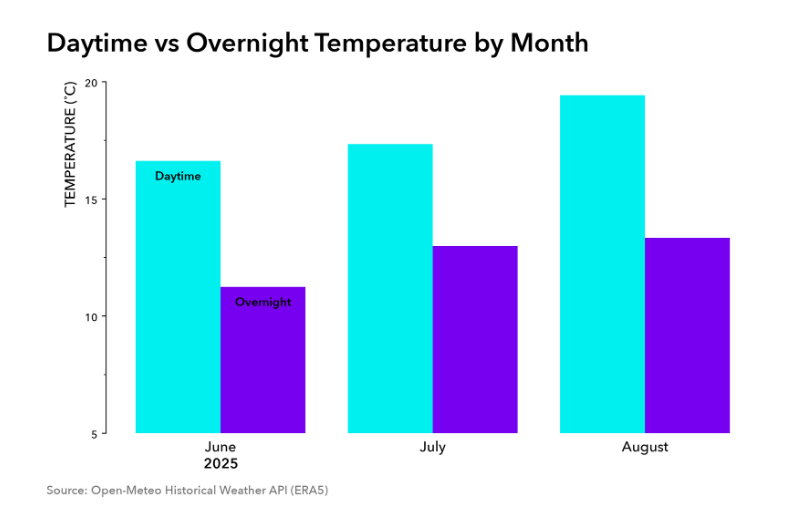
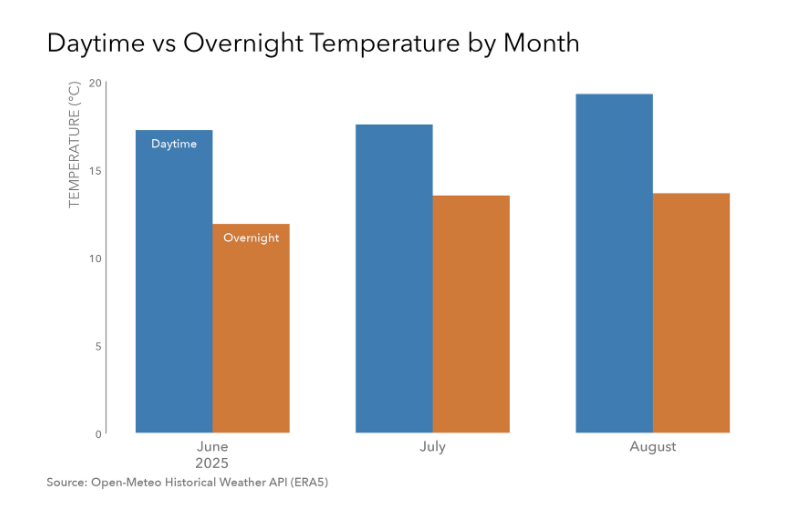
Before and after one commit to BushraElmu/practice-analysis, a Jupyter notebook: 2026-10-03_daytime-vs-overnight-temp-by-month/analysis.ipynb, the cells around one changed output. Drawn from its saved outputs; the diff is of its cells as text; code cells hidden in the pictures.

Commit message:
Practice 7: Daytime vs Overnight Temperature by Month, Summer 2025

```diff
--- a/2026-10-03_daytime-vs-overnight-temp-by-month/analysis.ipynb
+++ b/2026-10-03_daytime-vs-overnight-temp-by-month/analysis.ipynb
@@ -6,6 +6,6 @@ import matplotlib.pyplot as plt
 # %%
 # Load
 
-df = pd.read_csv("data/weather.csv", parse_dates = ["time"])
+df = pd.read_csv("data/weather.csv", usecols = ["time", "temperature_2m"], parse_dates = ["time"])
 df.head()
 # %% [output]
@@ -128,0 +126,13 @@ output_df
+# %%
+monthly_df = (
+    summer_df
+    .groupby(
+        ["month", "period"],
+        as_index=False
+    )
+    .agg(
+        mean_temp=("temperature_2m", "mean")
+    )
+)
+
+monthly_df
@@ -136,56 +180,55 @@ plt.rcParams["font.weight"] = 500
 
 fig, ax = plt.subplots(figsize = (10, 6), dpi = 300)
 
-plt.subplots_adjust(
+fig.subplots_adjust(
     left = 0.13,
-    right = 0.9,
+    right = 0.90,
     top = 0.83,
     bottom = 0.14
 )
 
+STRUCTURE = "#777777"
+LABELTEXT = "#F5F5F5"
+DAYTIME = "#3E7CB1"
+OVERNIGHT = "#D07A3A"
+
 # Plot
 
-daytime_bars = plt.bar(output_df["month"], output_df["daytime_mean_temp"], width = -0.4, align = "edge", color = "#00F0F0", label = "Daytime")
-overnight_bars = plt.bar(output_df["month"], output_df["overnight_mean_temp"], width = 0.4, align = "edge", color = "#7800F0", label = "Overnight")
+daytime_bars = ax.bar(output_df["month"], output_df["Daytime"], width = -0.35, align = "edge", color = DAYTIME)
+overnight_bars = ax.bar(output_df["month"], output_df["Overnight"], width = 0.35, align = "edge", color = OVERNIGHT)
 
 # Scale & Axes
 
-ax.set_ylim(5, 20)
+ax.set_ylim(0, 20)
 
-ax.set_ylabel("TEMPERATURE (˚C)", loc = "top", fontsize = 12, fontweight = 500)
+ax.set_ylabel("TEMPERATURE (°C)", loc = "top", fontsize = 12, fontweight = 400, color = STRUCTURE)
 
-fig.text(-0.08, -0.1, "2025", transform=ax.get_xaxis_transform(), fontsize = 12, fontweight = 600)
+ax.text(-0.08, -0.10, "2025", transform=ax.get_xaxis_transform(), fontsize = 12, ha = "left", color = STRUCTURE)
 
 # Ticks
 
-ax.set_yticks([5, 10, 15, 20])
-ax.set_yticks([7.5, 12.5, 17.5], minor = True)
+ax.set_yticks([0, 5, 10, 15, 20])
 
-ax.tick_params(
-    axis = "x",
-    labelsize = 12,
-    length = 0)
-
-ax.tick_params(
-    axis = "y",
-    labelsize = 9)
+ax.tick_params(axis = "x", labelsize = 12, length = 0, labelcolor = STRUCTURE)
+ax.tick_params(axis = "y", labelsize = 9, length = 0, labelcolor = STRUCTURE)
 
 # Styling
+
 ax.spines[["top", "right", "bottom"]].set_visible(False)
+ax.spines["left"].set_color(STRUCTURE)
+ax.spines["left"].set_linewidth(0.8)
 
-#ax.legend(loc = "upper right")
-
-ax.text(daytime_bars[0].get_x() - 0.2, daytime_bars[0].get_height() - 1, "Daytime", ha = "center", va = "bottom", fontweight = 600, fontsize = 10)
-ax.text(overnight_bars[0].get_x() + 0.2, overnight_bars[0].get_height() - 1, "Overnight", ha = "center", va = "bottom", fontweight = 600, fontsize = 10)
+ax.text(daytime_bars[0].get_x() + daytime_bars[0].get_width() / 2, daytime_bars[0].get_height() - 1, "Daytime", ha = "center", fontsize = 10, color = LABELTEXT)
+ax.text(overnight_bars[0].get_x() + overnight_bars[0].get_width() / 2, overnight_bars[0].get_height() - 1, "Overnight", ha = "center", fontsize = 10, color = LABELTEXT)
 
 # Composition
 
-fig.suptitle("Daytime vs Overnight Temperature by Month", x = 0.06, y = 0.94, ha = "left", va = "top", fontweight = 600, fontsize = 22)
+fig.suptitle("Daytime vs Overnight Temperature by Month", x = 0.06, y = 0.94, ha = "left", va = "top", fontweight = 400, fontsize = 22)
 
-fig.text(0.06, 0.02, "Source: Open-Meteo Historical Weather API (ERA5)", fontsize = 10, color = "#777777")
+fig.text(0.06, 0.035, "Source: Open-Meteo Historical Weather API (ERA5)", fontsize = 10, color = STRUCTURE)
 
 # Output
-fig.savefig("outputs/blind-daytime-vs-overnight-temperature-summer-2025.svg", bbox_inches = "tight", pad_inches = 0.1)
+fig.savefig("outputs/daytime-vs-overnight-temperature-summer-2025.svg", bbox_inches = "tight", pad_inches = 0.1)
 plt.show()
 # %% [output]
-[figure, old version]
+[figure, new version]
```
Also changed, not shown: parts of 8 cells of this notebook, 2 other files.
